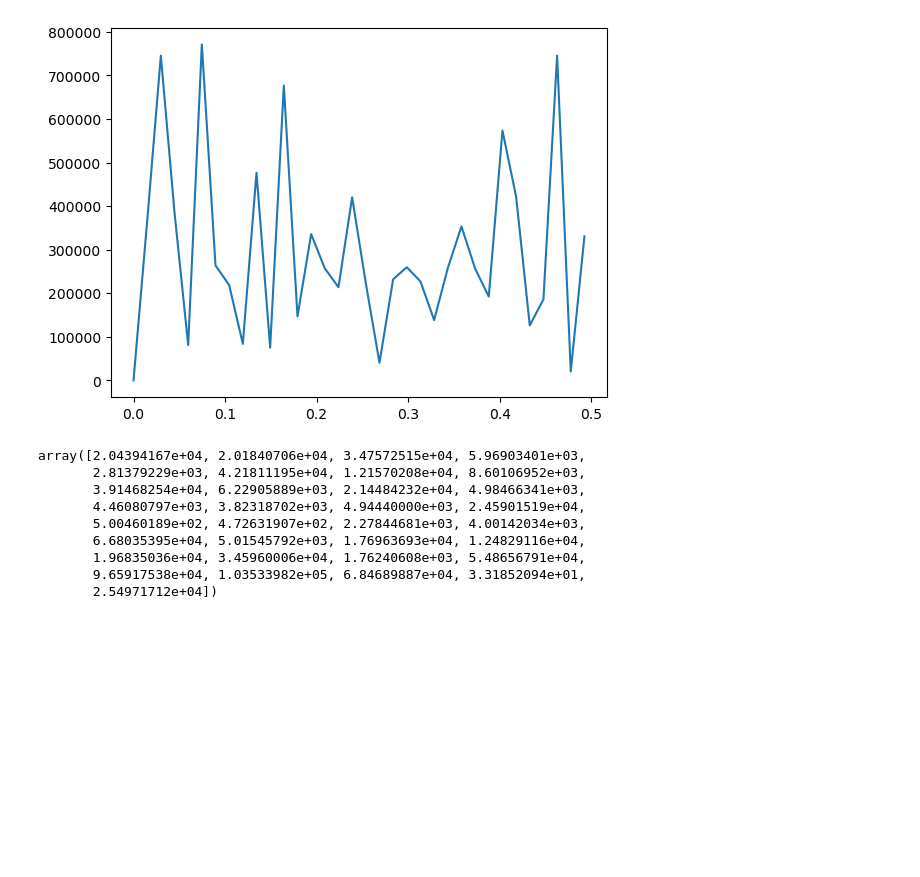
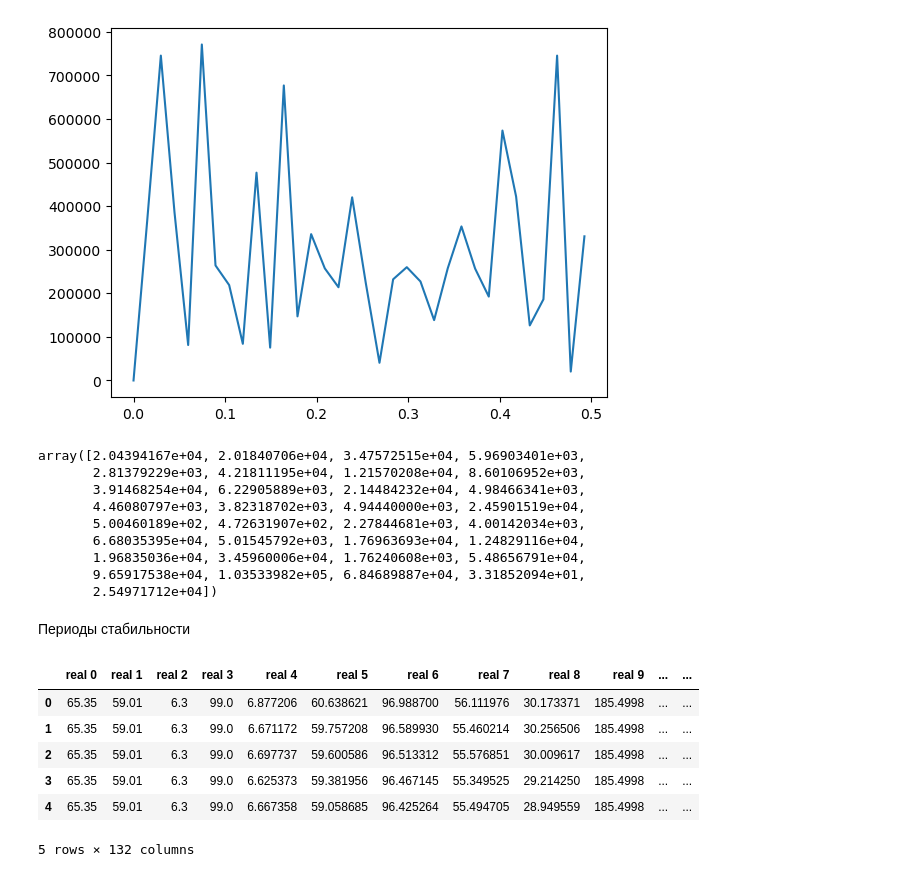
Before and after one commit to VeryLittleAnna/SoftSensors, a Jupyter notebook: soft sensors_prepare.ipynb, the cells around one changed output. Cells and saved outputs as stored; diff of their text form; code cells hidden in the pictures; blank space fills up the shorter version.

Commit message:
Добавлено предобработка для использования периодов стабильности: взято лучшее разбиение из курсовой работы и три максимальных кластера в нем

```diff
--- a/soft sensors_prepare.ipynb
+++ b/soft sensors_prepare.ipynb
@@ -209,3 +247,5 @@ array([2.04394167e+04, 2.01840706e+04, 3.47572515e+04, 5.96903401e+03,
        1.96835036e+04, 3.45960006e+04, 1.76240608e+03, 5.48656791e+04,
        9.65917538e+04, 1.03533982e+05, 6.84689887e+04, 3.31852094e+01,
        2.54971712e+04])
+# %% [markdown]
+Периоды стабильности
@@ -211,0 +256,10 @@ array([2.04394167e+04, 2.01840706e+04, 3.47572515e+04, 5.96903401e+03,
+# %%
+table.head()
+# %% [output]
+|  | real 0 | real 1 | real 2 | real 3 | real 4 | real 5 | real 6 | real 7 | real 8 | real 9 | ... | ... |
+| 0 | 65.35 | 59.01 | 6.3 | 99.0 | 6.877206 | 60.638621 | 96.988700 | 56.111976 | 30.173371 | 185.4998 | ... | ... |
+| 1 | 65.35 | 59.01 | 6.3 | 99.0 | 6.671172 | 59.757208 | 96.589930 | 55.460214 | 30.256506 | 185.4998 | ... | ... |
+| 2 | 65.35 | 59.01 | 6.3 | 99.0 | 6.697737 | 59.600586 | 96.513312 | 55.576851 | 30.009617 | 185.4998 | ... | ... |
+| 3 | 65.35 | 59.01 | 6.3 | 99.0 | 6.625373 | 59.381956 | 96.467145 | 55.349525 | 29.214250 | 185.4998 | ... | ... |
+| 4 | 65.35 | 59.01 | 6.3 | 99.0 | 6.667358 | 59.058685 | 96.425264 | 55.494705 | 28.949559 | 185.4998 | ... | ... |
+5 rows × 132 columns
```
Also changed, not shown: parts of 41 cells of this notebook.
